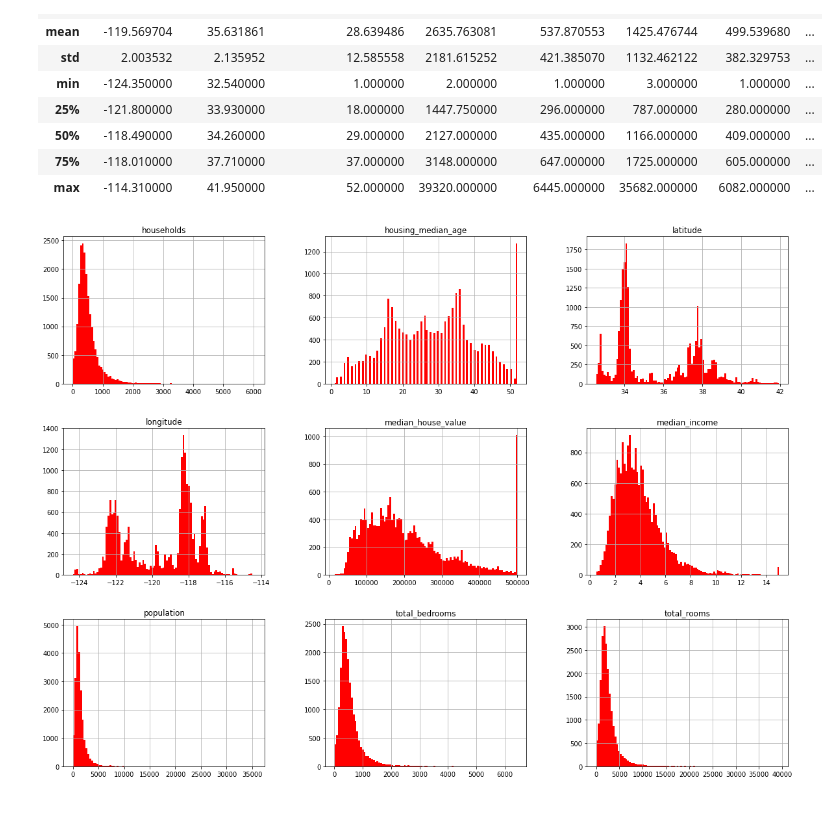
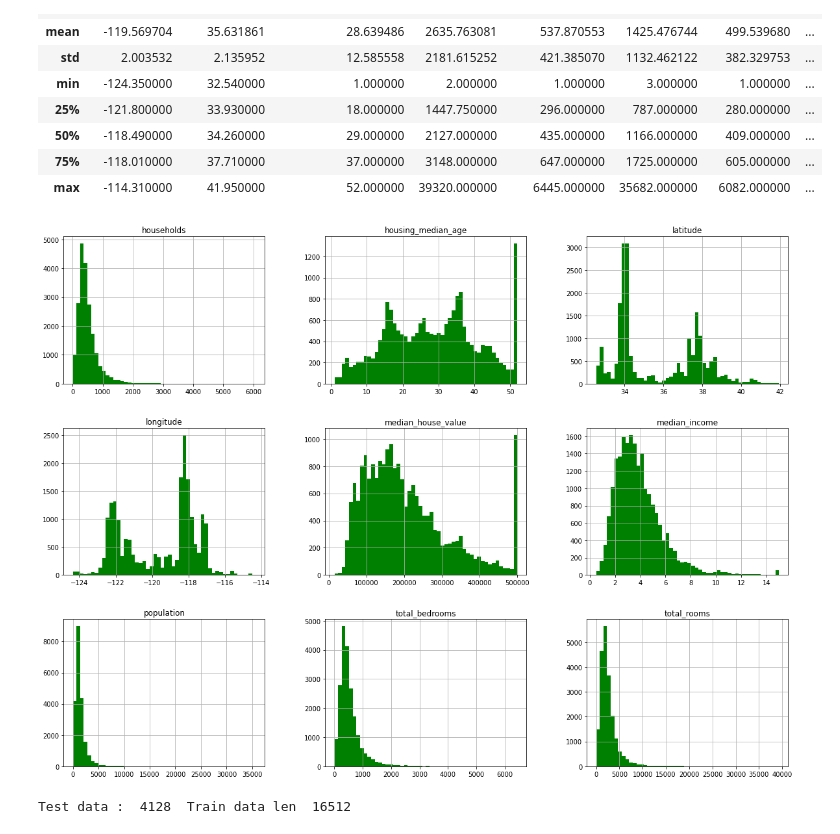
Before and after one commit to Nithinps021/DeepLearning, a Jupyter notebook: hands__on_ml.ipynb, the cells around one changed output. Saved outputs shown, nothing was run; the diff lists cells and outputs as text; code cells hidden in the pictures.

Commit message:
allocated test data and training data

```diff
--- a/hands__on_ml.ipynb
+++ b/hands__on_ml.ipynb
@@ -50,7 +50,20 @@ housingData.describe()
 # %%
 import matplotlib.pyplot as plt
 
-housingData.hist(bins=100,figsize=(20,15),color='red')
+housingData.hist(bins=50,figsize=(20,15),color='green')
 plt.show()
 # %% [output]
-[figure, old version]
+[figure, new version]
+# %%
+import numpy as np
+
+def shuffle_data(data,testSize):
+  shuffled_indices=np.random.permutation(len(data))
+  test_size=int(len(data)*testSize)
+  test_indices=shuffled_indices[:test_size]
+  train_indices=shuffled_indices[test_size:]
+  return data.iloc[test_indices] ,  data.iloc[train_indices]
+
+testData,trainData = shuffle_data(housingData,0.2)
+# %% [output]
+Test data :  4128  Train data len  16512
```
